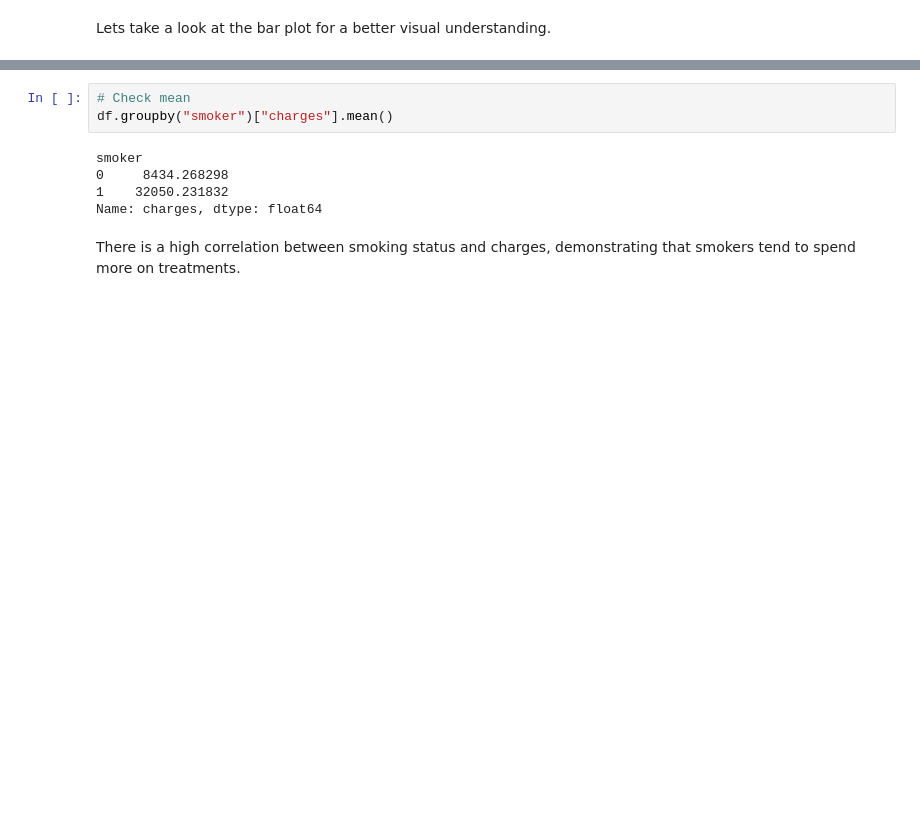
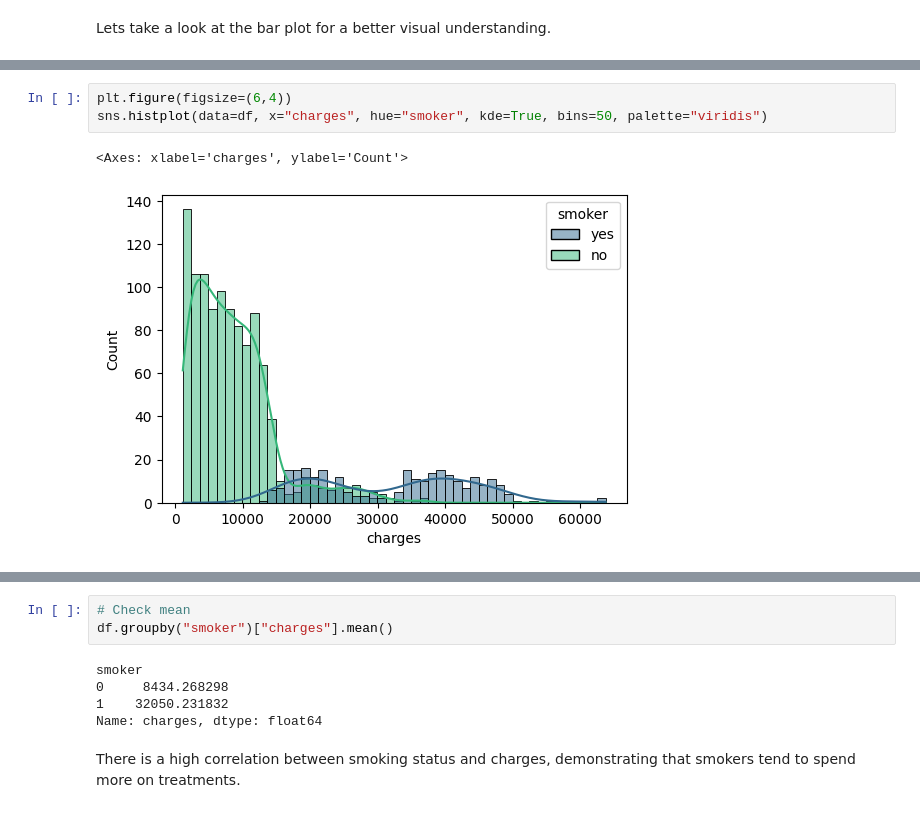
Before and after one commit to AngelX62/ml_Medical_Cost, a Jupyter notebook: medical_cost_pred.ipynb, the cells around one changed output, grey strips where cells are left out. Saved outputs shown, nothing was run; the diff lists cells and outputs as text; blank space fills up the shorter version.

Commit message:
added histplot

```diff
--- a/medical_cost_pred.ipynb
+++ b/medical_cost_pred.ipynb
@@ -46 +58,7 @@ Text(0, 0.5, 'Correlation level')
+# %%
+plt.figure(figsize=(6,4))
+sns.histplot(data=df, x="charges", hue="smoker", kde=True, bins=50, palette="viridis")
+# %% [output]
+<Axes: xlabel='charges', ylabel='Count'>
+[figure, added]
 # %%
```
Also changed, not shown: parts of 6 cells of this notebook.
